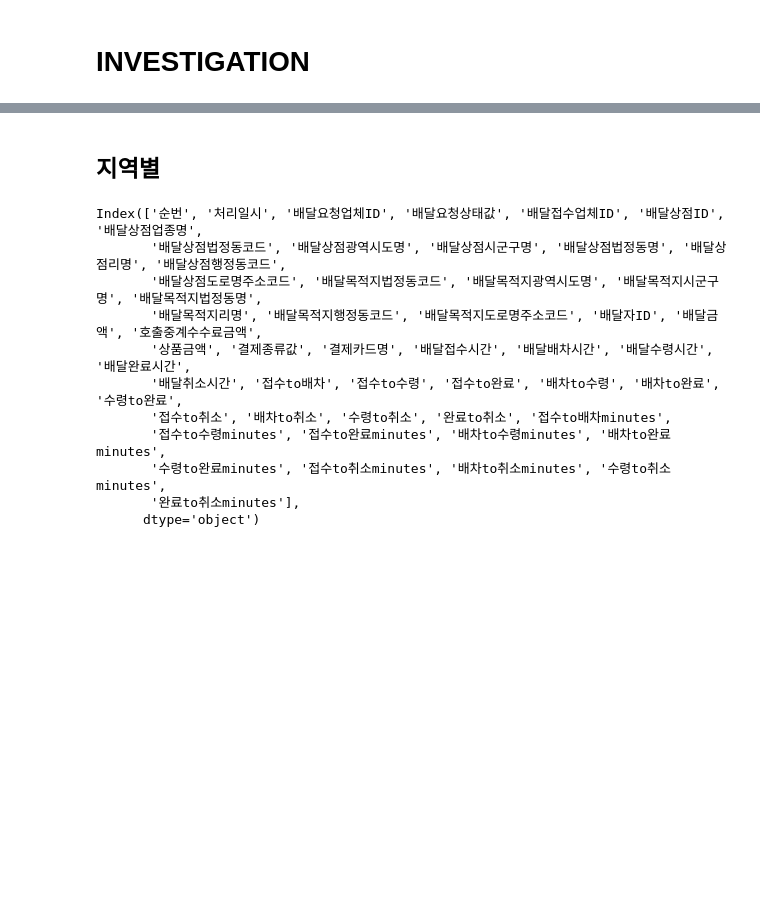
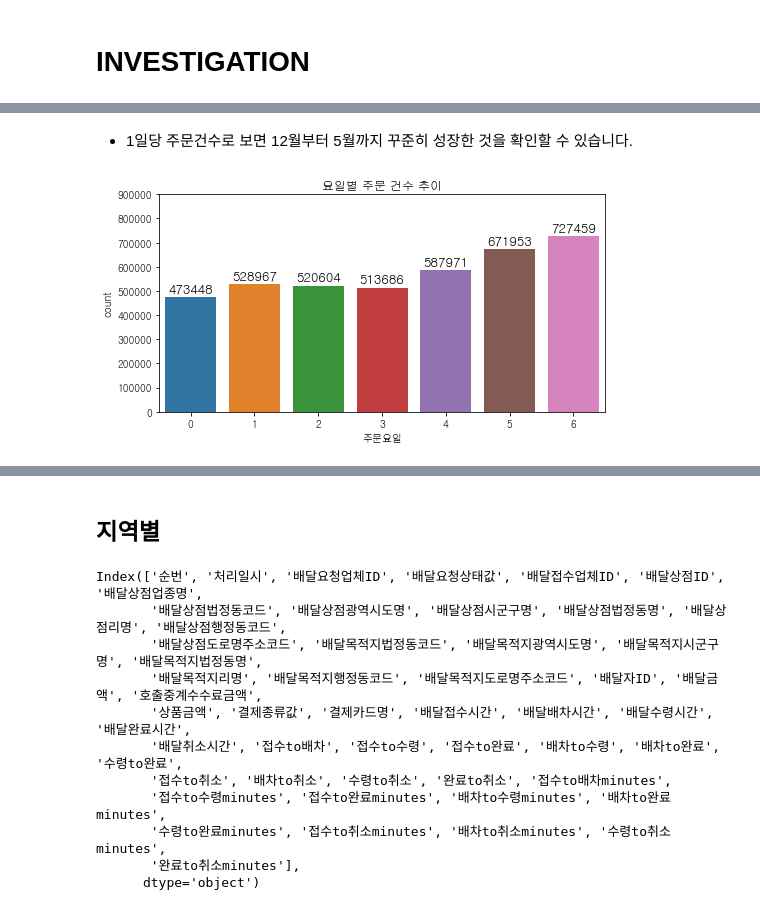
Before and after one commit to thinpig99/dacon_ktVisual, a Jupyter notebook: 210730_ktVisual_DA1.ipynb, the cells around one changed output, grey strips where cells are left out. Drawn from its saved outputs; the diff is of its cells as text; code cells hidden in the pictures; blank space fills up the shorter version.

```diff
--- a/210730_ktVisual_DA1.ipynb
+++ b/210730_ktVisual_DA1.ipynb
@@ -612,0 +632,18 @@ plt.show()
+# %% [markdown]
+- 1일당 주문건수로 보면 12월부터 5월까지 꾸준히 성장한 것을 확인할 수 있습니다.
+# %%
+plt.figure(figsize=(8, 4))
+plots = sns.countplot(data=dlvr_uncanceled, x='주문요일')
+
+for bar in plots.patches:
+    plots.annotate(format(bar.get_height()),
+                   (bar.get_x() + bar.get_width() / 2,
+                    bar.get_height()), ha='center', va='center',
+                   size=13, xytext=(0, 8),
+                   textcoords='offset points')
+
+plt.ylim(top=900000)
+plt.title('요일별 주문 건수 추이')
+plt.show()
+# %% [output]
+[figure, added]
```
Also changed, not shown: parts of 129 cells of this notebook.
